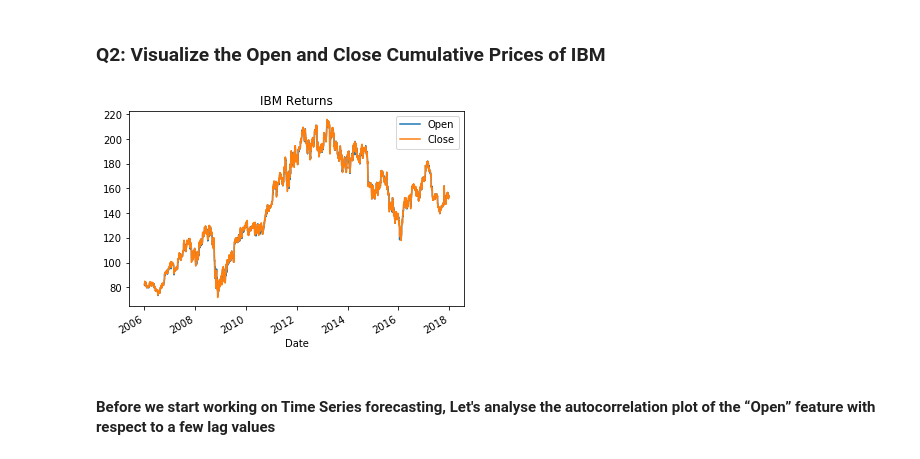
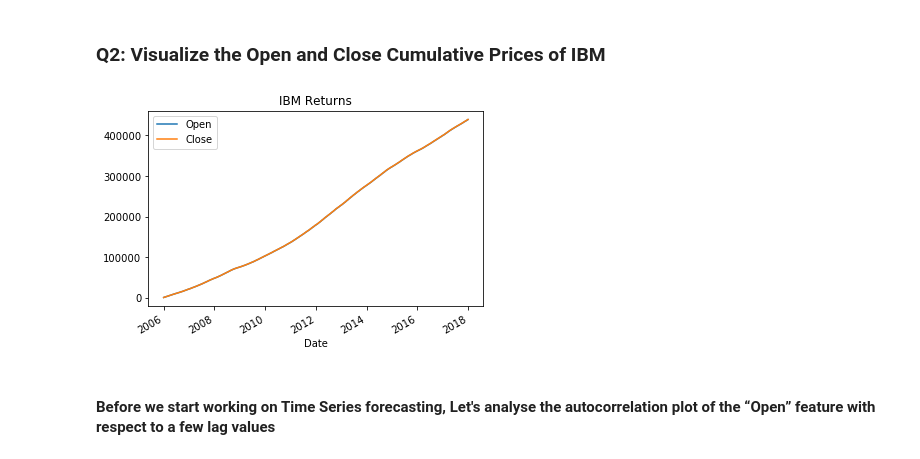
Before and after one commit to 3DBull/mec-mini-projects, a Jupyter notebook: mec-18.5.1-time-series-analysis-mini-project/Mini_Project_Time_Series_Forecasting.ipynb, the cells around one changed output. Cells and saved outputs as stored; diff of their text form; code cells hidden in the pictures.

Commit message:
Corrections in visualization of time series

```diff
--- a/mec-18.5.1-time-series-analysis-mini-project/Mini_Project_Time_Series_Forecasting.ipynb
+++ b/mec-18.5.1-time-series-analysis-mini-project/Mini_Project_Time_Series_Forecasting.ipynb
@@ -79,11 +79,11 @@ plt.title('IBM Returns');
 # %% [markdown]
 ### Q2: Visualize the Open and Close Cumulative Prices of IBM
 # %%
-dr = df[['Open', 'Close']]
+dr = df.cumsum()[['Open', 'Close']]
 dr.plot()
 plt.title('IBM Returns');
 # %% [output]
-[figure, old version]
+[figure, new version]
 # %% [markdown]
 ####  Before we start working on Time Series forecasting, Let's analyse the autocorrelation plot of the “Open” feature with respect to a few lag values
 # %% [markdown]
```
Also changed, not shown: parts of 1 cell of this notebook.
